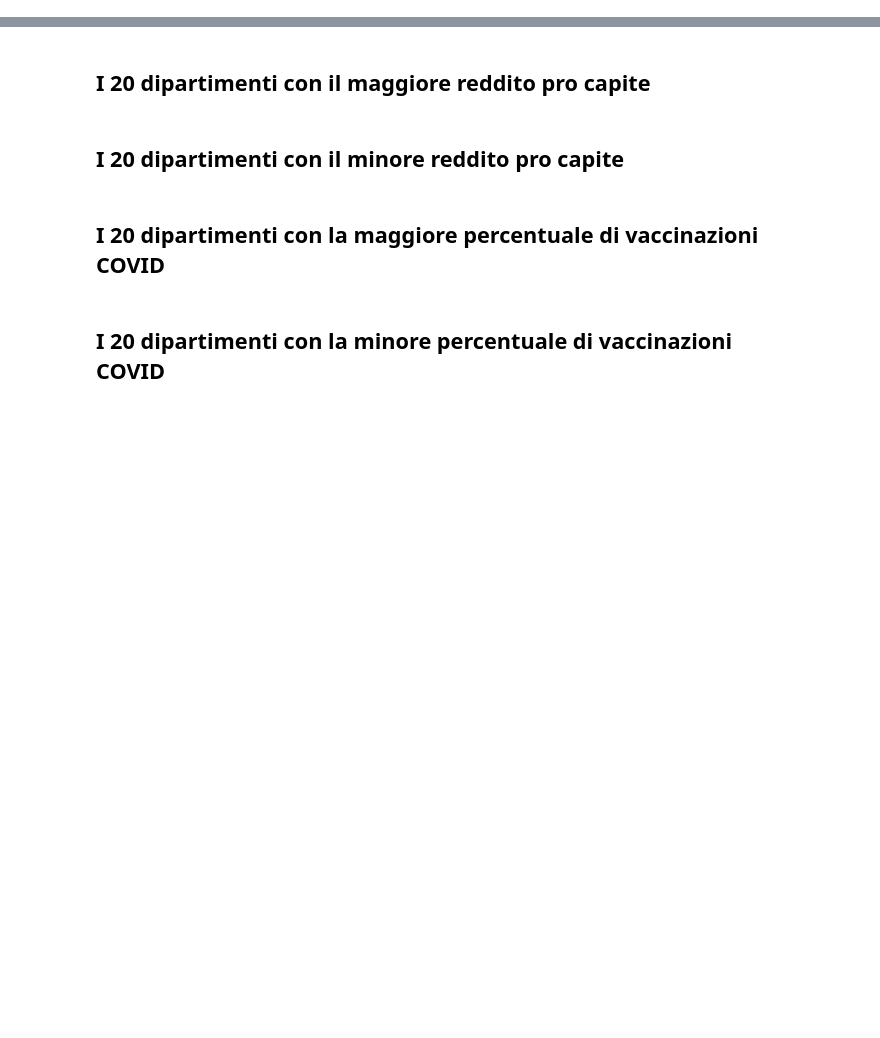
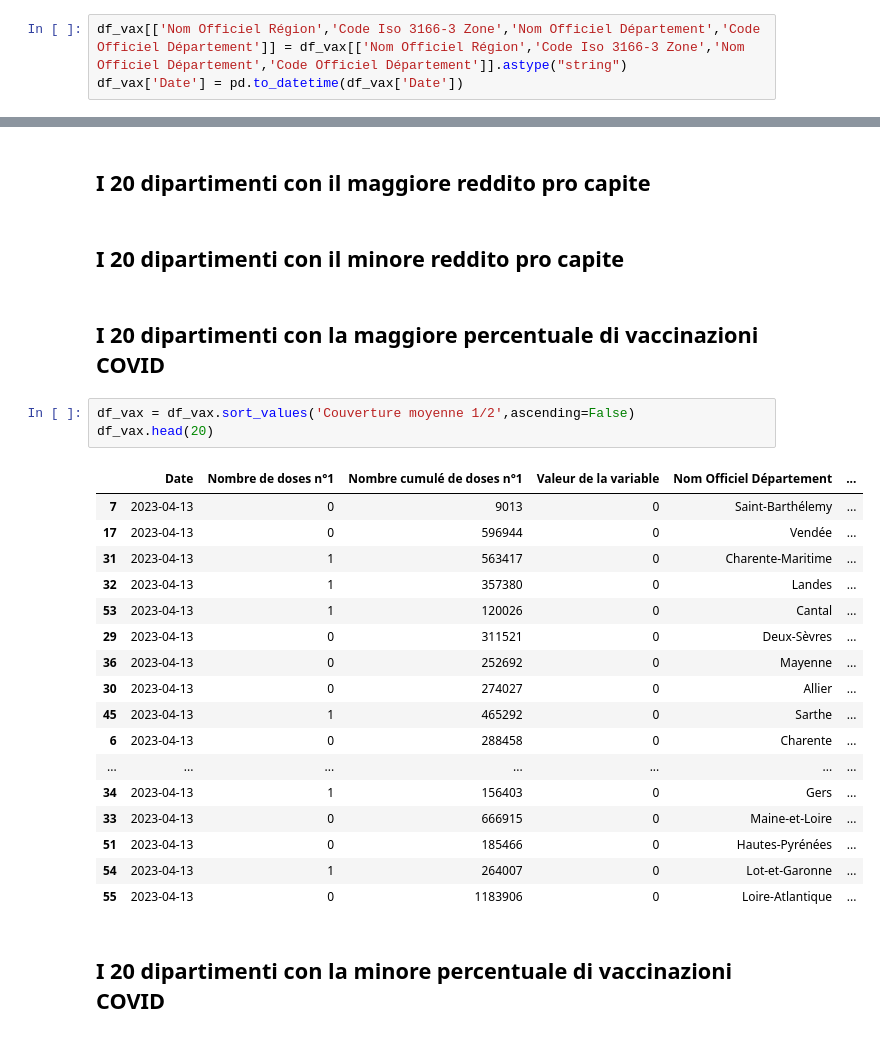
Before and after one commit to manuelecapece/FrenchElectionDataAnalysis, a Jupyter notebook: QueryGianfrancoCanora.ipynb, the cells around one changed output, grey strips where cells are left out. Cells and saved outputs as stored; diff of their text form; blank space fills up the shorter version.

```diff
--- a/QueryGianfrancoCanora.ipynb
+++ b/QueryGianfrancoCanora.ipynb
@@ -44,6 +87,9 @@ dtype: object
 df_job[['Trimestre','Catégorie','Tranche d\'âge','Nom Officiel Région','Code Iso 3166-3 Zone','Nom Officiel Département','Code Officiel Département']] = df_job[['Trimestre','Catégorie','Tranche d\'âge','Nom Officiel Région','Code Iso 3166-3 Zone','Nom Officiel Département','Code Officiel Département']].astype("string")
 df_job['Période'] = df_job['Période'].astype('int64')
 df_job['Date'] = pd.to_datetime(df_job['Date'])
+# %%
+df_vax[['Nom Officiel Région','Code Iso 3166-3 Zone','Nom Officiel Département','Code Officiel Département']] = df_vax[['Nom Officiel Région','Code Iso 3166-3 Zone','Nom Officiel Département','Code Officiel Département']].astype("string")
+df_vax['Date'] = pd.to_datetime(df_vax['Date'])
 # %% [markdown]
 ## I 20 dipartimenti con la minore disoccupazione
 # %%
@@ -79,5 +125,26 @@ df_job.head(20)
 ## I 20 dipartimenti con il minore reddito pro capite
 # %% [markdown]
 ## I 20 dipartimenti con la maggiore percentuale di vaccinazioni COVID
+# %%
+df_vax = df_vax.sort_values('Couverture moyenne 1/2',ascending=False)
+df_vax.head(20)
+# %% [output]
+|  | Date | Nombre de doses n°1 | Nombre cumulé de doses n°1 | Valeur de la variable | Nom Officiel Département | ... |
+| 7 | 2023-04-13 | 0 | 9013 | 0 | Saint-Barthélemy | ... |
+| 17 | 2023-04-13 | 0 | 596944 | 0 | Vendée | ... |
+| 31 | 2023-04-13 | 1 | 563417 | 0 | Charente-Maritime | ... |
+| 32 | 2023-04-13 | 1 | 357380 | 0 | Landes | ... |
+| 53 | 2023-04-13 | 1 | 120026 | 0 | Cantal | ... |
+| 29 | 2023-04-13 | 0 | 311521 | 0 | Deux-Sèvres | ... |
+| 36 | 2023-04-13 | 0 | 252692 | 0 | Mayenne | ... |
+| 30 | 2023-04-13 | 0 | 274027 | 0 | Allier | ... |
+| 45 | 2023-04-13 | 1 | 465292 | 0 | Sarthe | ... |
+| 6 | 2023-04-13 | 0 | 288458 | 0 | Charente | ... |
+| ... | ... | ... | ... | ... | ... | ... |
+| 34 | 2023-04-13 | 1 | 156403 | 0 | Gers | ... |
+| 33 | 2023-04-13 | 0 | 666915 | 0 | Maine-et-Loire | ... |
+| 51 | 2023-04-13 | 0 | 185466 | 0 | Hautes-Pyrénées | ... |
+| 54 | 2023-04-13 | 1 | 264007 | 0 | Lot-et-Garonne | ... |
+| 55 | 2023-04-13 | 0 | 1183906 | 0 | Loire-Atlantique | ... |
 # %% [markdown]
 ## I 20 dipartimenti con la minore percentuale di vaccinazioni COVID
```
Also changed, not shown: parts of 9 cells of this notebook.
